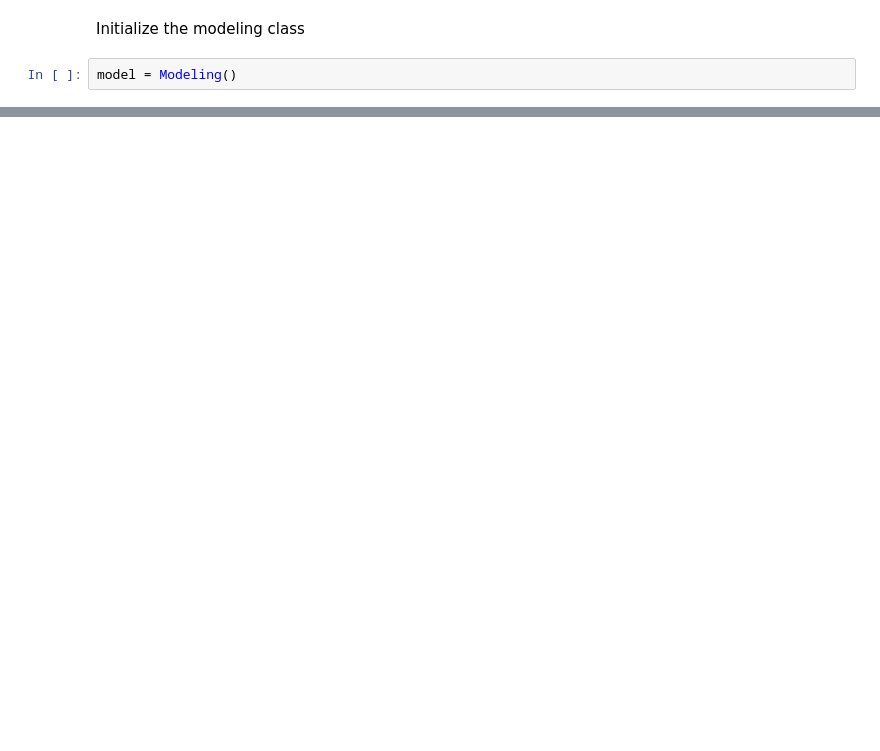
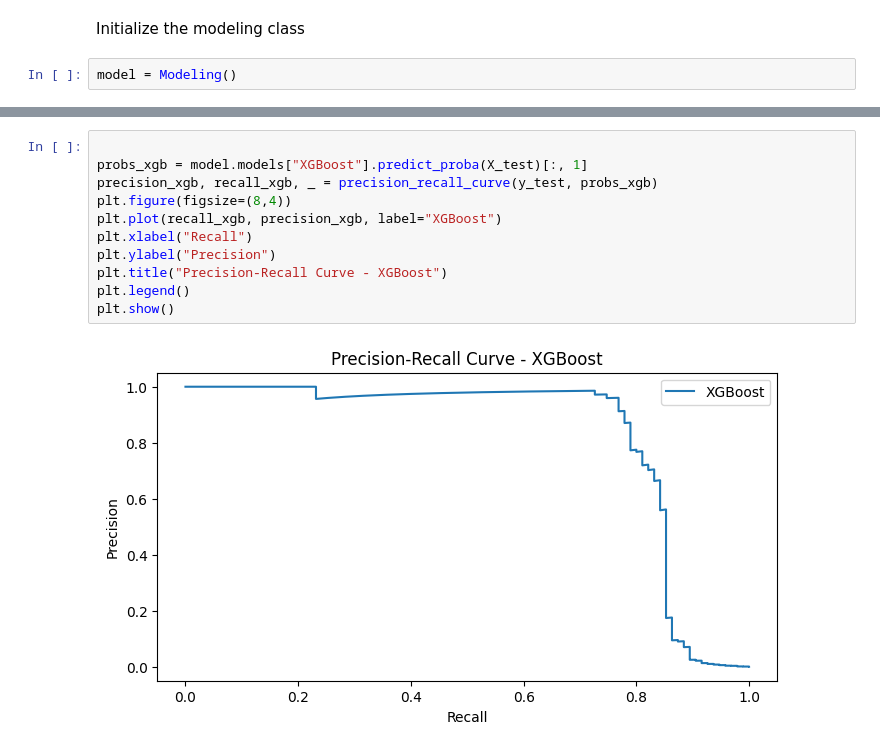
Before and after one commit to selamasnake/fraud-detection, a Jupyter notebook: notebooks/modeling-creditcard.ipynb, the cells around one changed output, grey strips where cells are left out. Cells and saved outputs as stored; diff of their text form; blank space fills up the shorter version.

```diff
--- a/notebooks/modeling-creditcard.ipynb
+++ b/notebooks/modeling-creditcard.ipynb
@@ -106 +138,14 @@ plt.show()
+# %%
+
+probs_xgb = model.models["XGBoost"].predict_proba(X_test)[:, 1]
+precision_xgb, recall_xgb, _ = precision_recall_curve(y_test, probs_xgb)
+plt.figure(figsize=(8,4))
+plt.plot(recall_xgb, precision_xgb, label="XGBoost")
+plt.xlabel("Recall")
+plt.ylabel("Precision")
+plt.title("Precision-Recall Curve - XGBoost")
+plt.legend()
+plt.show()
+# %% [output]
+[figure, added]
 # %% [markdown]
```
Also changed, not shown: parts of 28 cells of this notebook, 1 other file.
